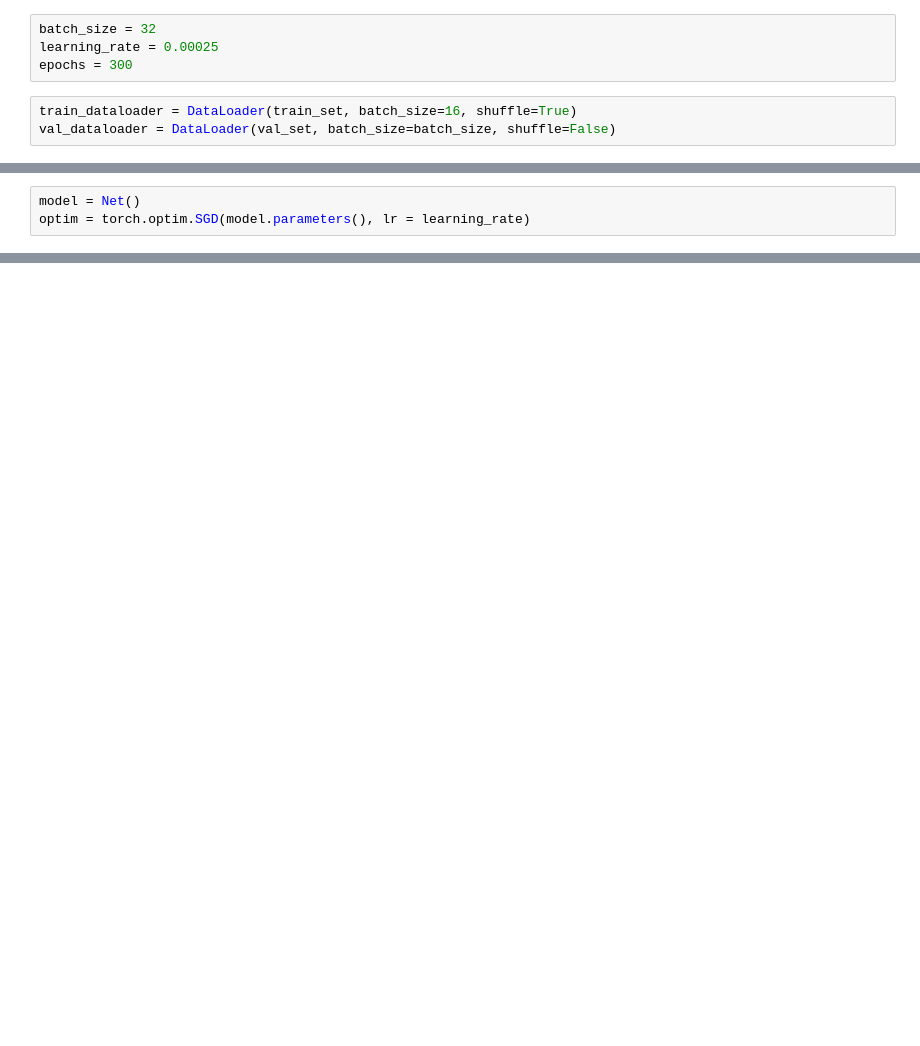
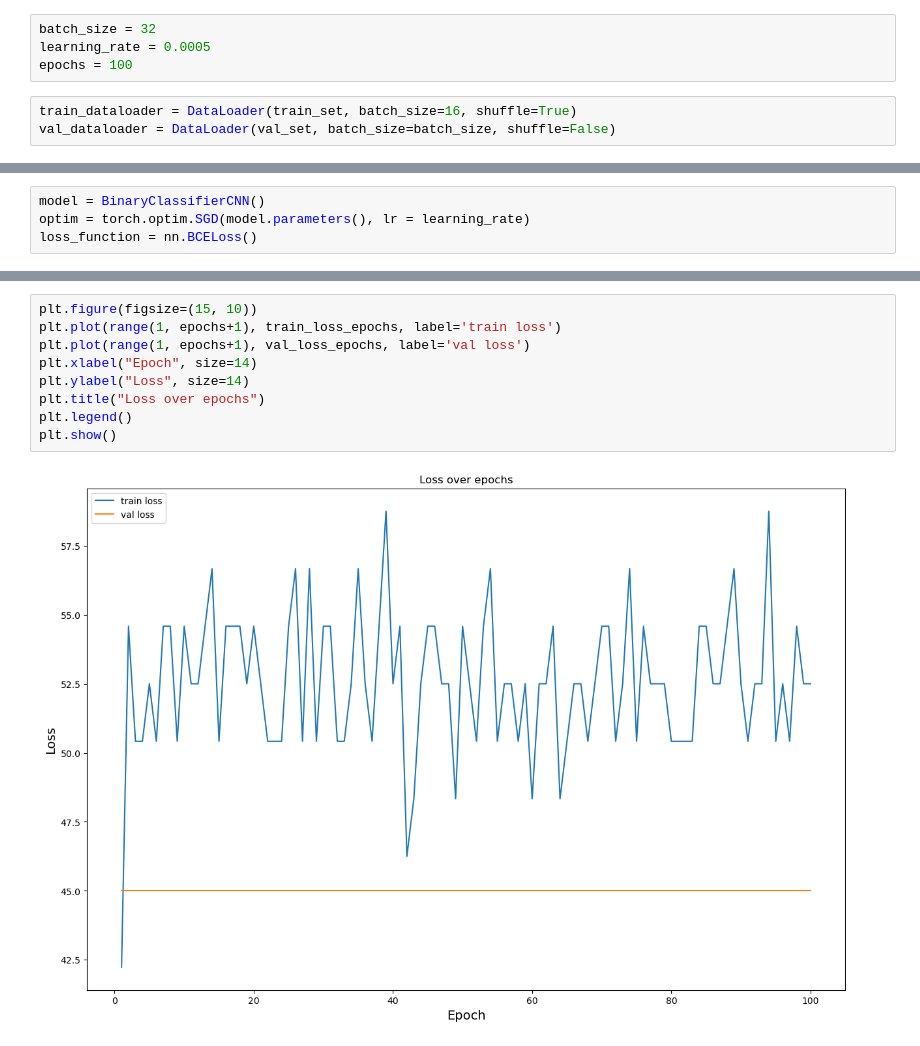
Before and after one commit to amn67/cmsc472_medicaldiagnosis, a Jupyter notebook: training example.ipynb, the cells around one changed output, grey strips where cells are left out. Cells and saved outputs as stored; diff of their text form; blank space fills up the shorter version.

Commit message:
created model training example

```diff
--- a/training example.ipynb
+++ b/training example.ipynb
@@ -21,8 +21,8 @@ train_set = all_data['lung']['train']
 val_set = all_data['lung']['val']
 # %%
 batch_size = 32
-learning_rate = 0.00025
-epochs = 300
+learning_rate = 0.0005
+epochs = 100
 # %%
 train_dataloader = DataLoader(train_set, batch_size=16, shuffle=True)
 val_dataloader = DataLoader(val_set, batch_size=batch_size, shuffle=False)
@@ -49,4 +69,5 @@ class Net(nn.Module):
 # %%
-model = Net()
+model = BinaryClassifierCNN()
 optim = torch.optim.SGD(model.parameters(), lr = learning_rate)
+loss_function = nn.BCELoss()
 # %%
@@ -115,0 +151,11 @@ TypeError: list indices must be integers or slices, not str
+# %%
+plt.figure(figsize=(15, 10))
+plt.plot(range(1, epochs+1), train_loss_epochs, label='train loss')
+plt.plot(range(1, epochs+1), val_loss_epochs, label='val loss')
+plt.xlabel("Epoch", size=14)
+plt.ylabel("Loss", size=14)
+plt.title("Loss over epochs")
+plt.legend()
+plt.show()
+# %% [output]
+[figure, added]
```
Also changed, not shown: parts of 4 cells of this notebook, 1 other file.
